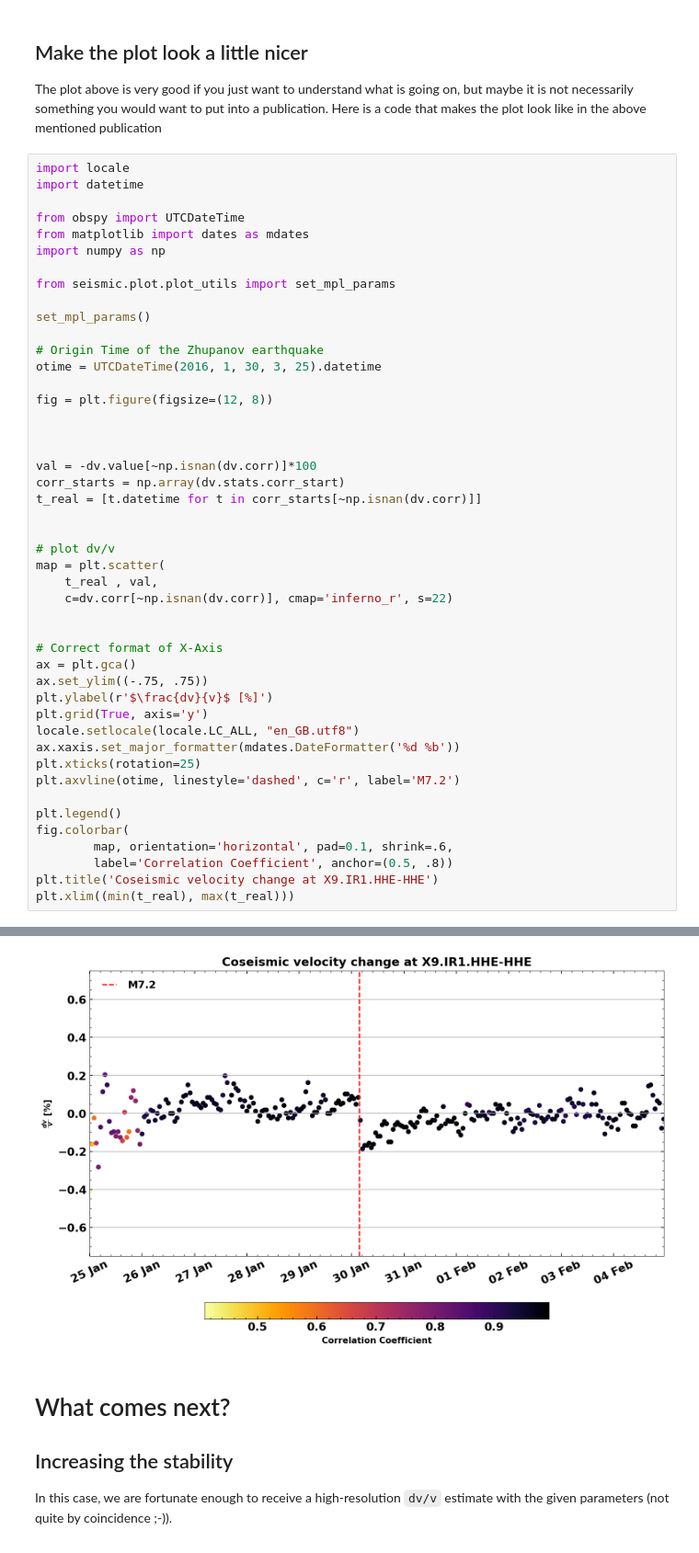
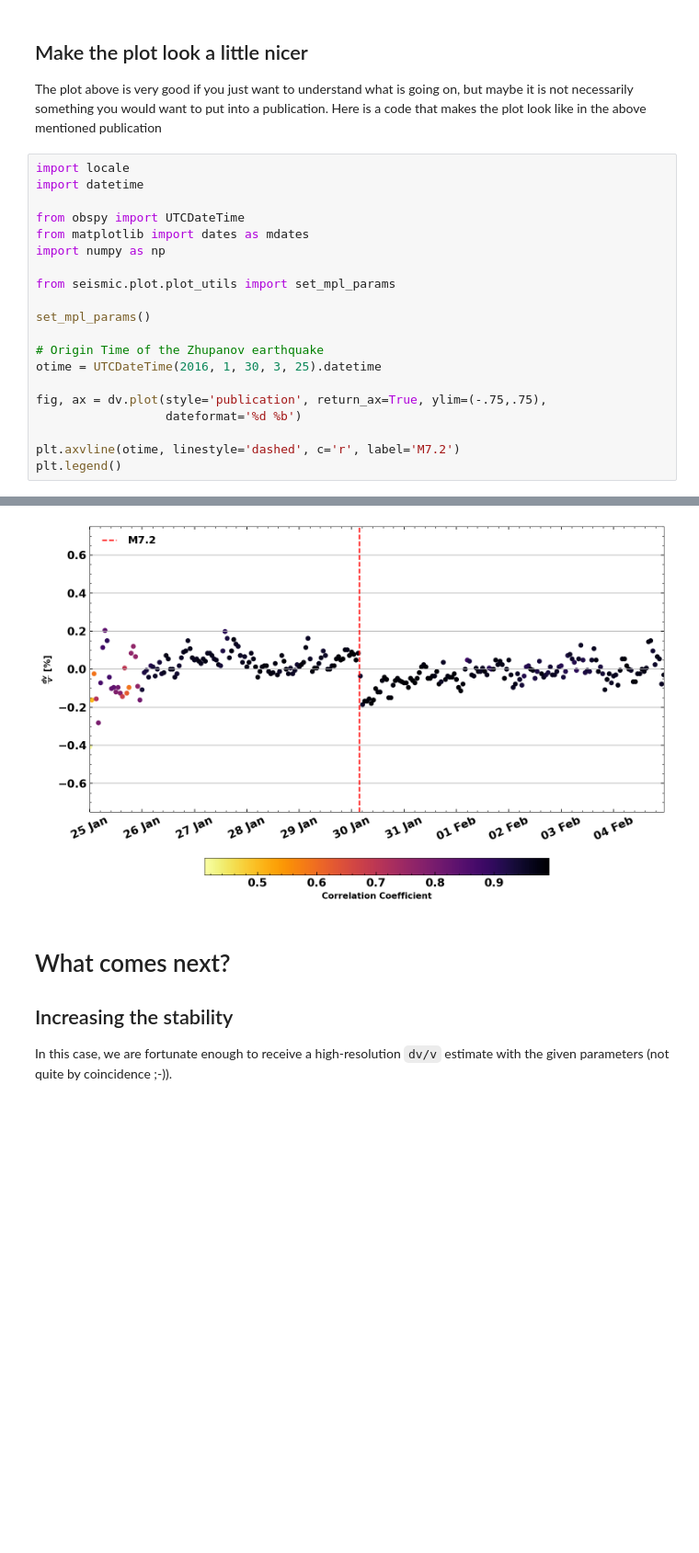
Before and after one commit to PeterMakus/SeisMIC, a Jupyter notebook: examples/tutorial.ipynb, the cells around one changed output, grey strips where cells are left out. Shown at 92% size. Drawn from its saved outputs; the diff is of its cells as text; blank space fills up the shorter version.

Commit message:
added a prettier dv plotting option

```diff
--- a/examples/tutorial.ipynb
+++ b/examples/tutorial.ipynb
@@ -288,35 +287,9 @@ set_mpl_params()
 # Origin Time of the Zhupanov earthquake
 otime = UTCDateTime(2016, 1, 30, 3, 25).datetime
 
-fig = plt.figure(figsize=(12, 8))
+fig, ax = dv.plot(style='publication', return_ax=True, ylim=(-.75,.75),
+                  dateformat='%d %b')
 
-
-
-val = -dv.value[~np.isnan(dv.corr)]*100
-corr_starts = np.array(dv.stats.corr_start)
-t_real = [t.datetime for t in corr_starts[~np.isnan(dv.corr)]]
-
-
-# plot dv/v
-map = plt.scatter(
-    t_real , val,
-    c=dv.corr[~np.isnan(dv.corr)], cmap='inferno_r', s=22)
-
-
-# Correct format of X-Axis
-ax = plt.gca()
-ax.set_ylim((-.75, .75))
-plt.ylabel(r'$\frac{dv}{v}$ [%]')
-plt.grid(True, axis='y')
-locale.setlocale(locale.LC_ALL, "en_GB.utf8")
-ax.xaxis.set_major_formatter(mdates.DateFormatter('%d %b'))
-plt.xticks(rotation=25)
 plt.axvline(otime, linestyle='dashed', c='r', label='M7.2')
-
 plt.legend()
-fig.colorbar(
-        map, orientation='horizontal', pad=0.1, shrink=.6,
-        label='Correlation Coefficient', anchor=(0.5, .8))
-plt.title('Coseismic velocity change at X9.IR1.HHE-HHE')
-plt.xlim((min(t_real), max(t_real)))
 # %% [output]
@@ -323,4 +297,4 @@ plt.xlim((min(t_real), max(t_real)))
-[figure, old version]
+[figure, new version]
 # %% [markdown]
 # What comes next?
 
```
Also changed, not shown: parts of 8 cells of this notebook, 6 other files.
